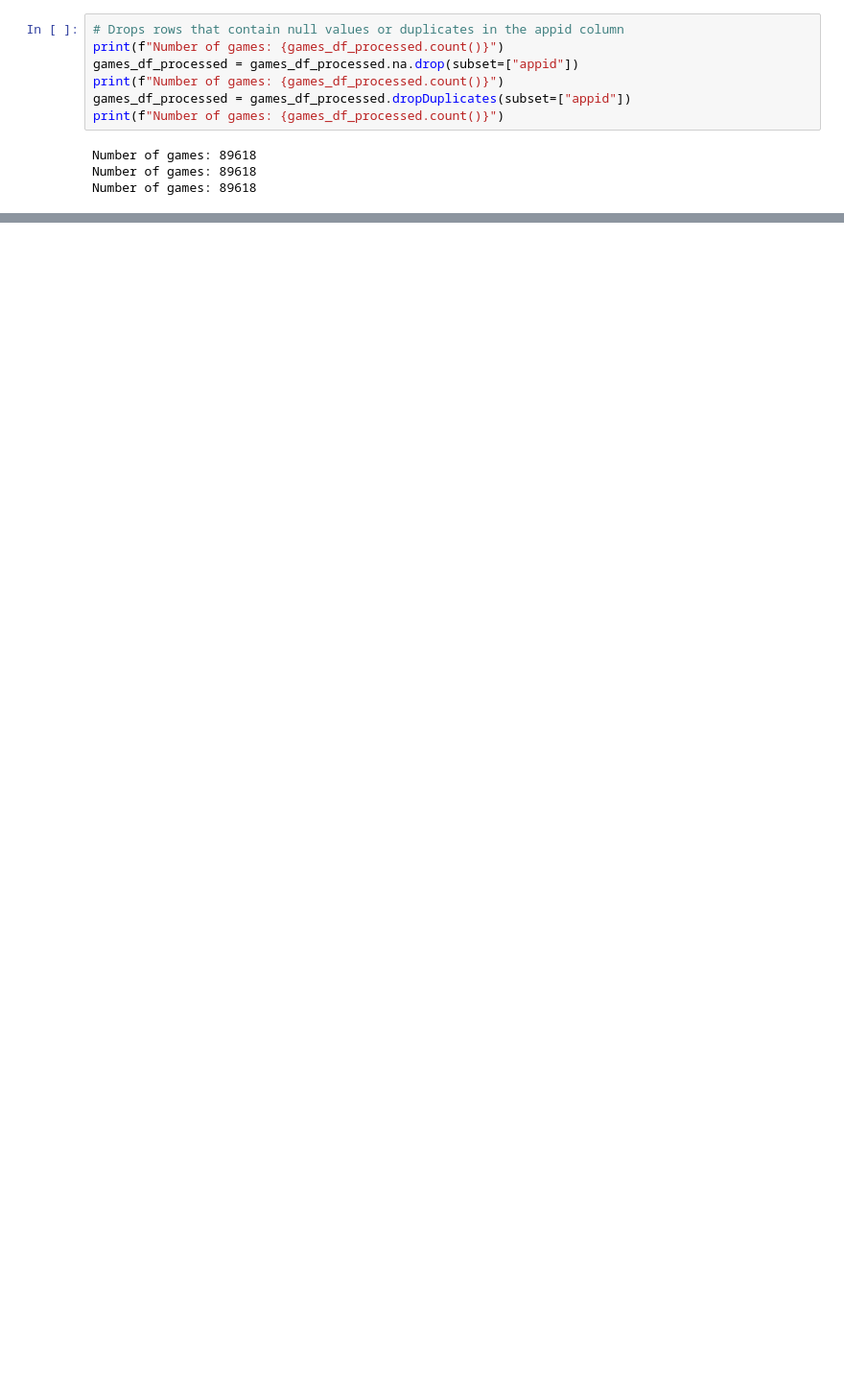
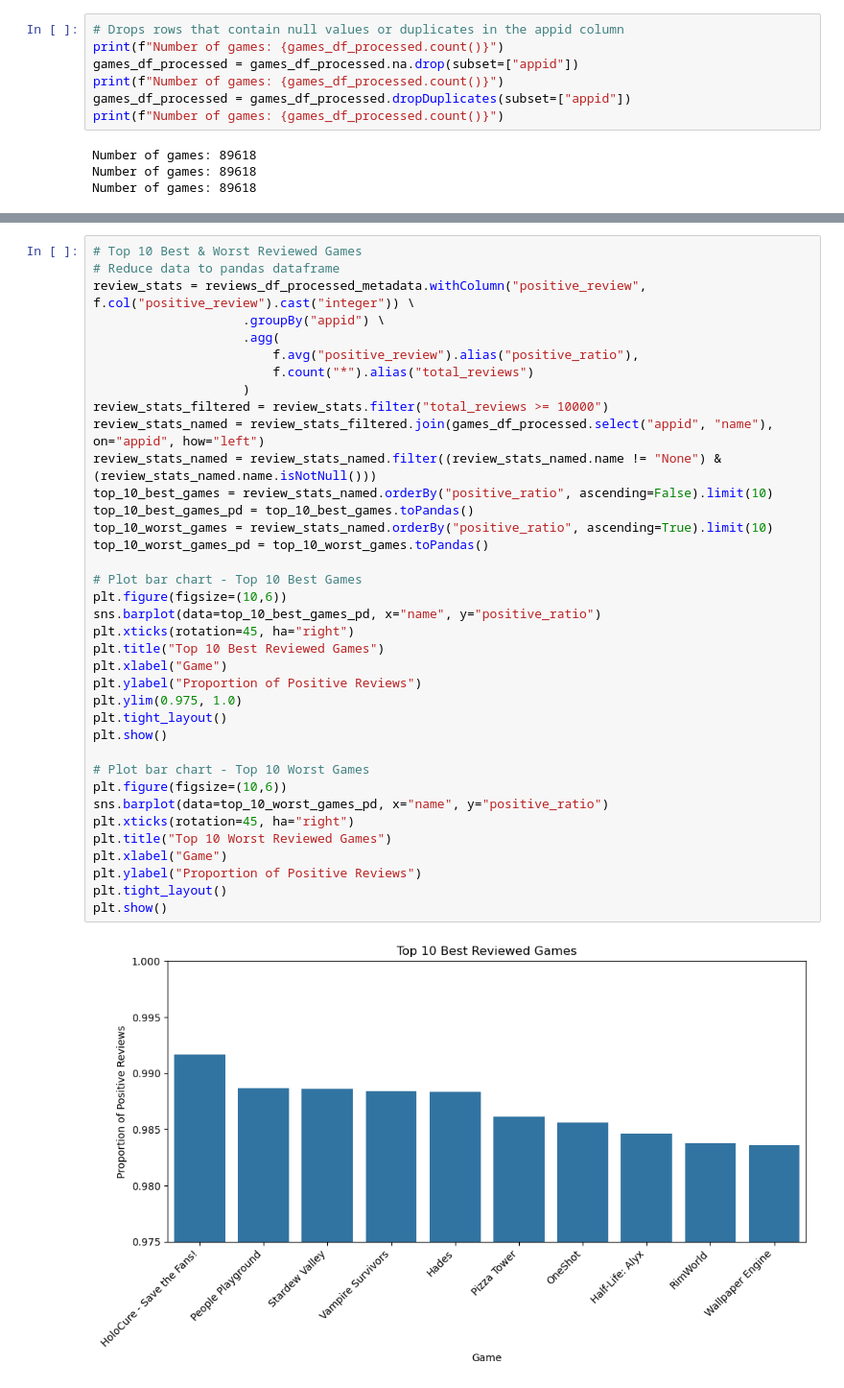
Before and after one commit to oneeljilc/DSC232R_GroupProject, a Jupyter notebook: Group_Project.ipynb, the cells around one changed output, grey strips where cells are left out. Shown at 96% size. Drawn from its saved outputs; the diff is of its cells as text; blank space fills up the shorter version.

```diff
--- a/Group_Project.ipynb
+++ b/Group_Project.ipynb
@@ -349,0 +478,39 @@ root
+# %%
+# Top 10 Best & Worst Reviewed Games
+# Reduce data to pandas dataframe
+review_stats = reviews_df_processed_metadata.withColumn("positive_review", f.col("positive_review").cast("integer")) \
+                    .groupBy("appid") \
+                    .agg(
+                        f.avg("positive_review").alias("positive_ratio"),
+                        f.count("*").alias("total_reviews")
+                    )
+review_stats_filtered = review_stats.filter("total_reviews >= 10000")
+review_stats_named = review_stats_filtered.join(games_df_processed.select("appid", "name"), on="appid", how="left")
+review_stats_named = review_stats_named.filter((review_stats_named.name != "None") & (review_stats_named.name.isNotNull()))
+top_10_best_games = review_stats_named.orderBy("positive_ratio", ascending=False).limit(10)
+top_10_best_games_pd = top_10_best_games.toPandas()
+top_10_worst_games = review_stats_named.orderBy("positive_ratio", ascending=True).limit(10)
+top_10_worst_games_pd = top_10_worst_games.toPandas()
+
+# Plot bar chart - Top 10 Best Games
+plt.figure(figsize=(10,6))
+sns.barplot(data=top_10_best_games_pd, x="name", y="positive_ratio")
+plt.xticks(rotation=45, ha="right")
+plt.title("Top 10 Best Reviewed Games")
+plt.xlabel("Game")
+plt.ylabel("Proportion of Positive Reviews")
+plt.ylim(0.975, 1.0)
+plt.tight_layout()
+plt.show()
+
+# Plot bar chart - Top 10 Worst Games
+plt.figure(figsize=(10,6))
+sns.barplot(data=top_10_worst_games_pd, x="name", y="positive_ratio")
+plt.xticks(rotation=45, ha="right")
+plt.title("Top 10 Worst Reviewed Games")
+plt.xlabel("Game")
+plt.ylabel("Proportion of Positive Reviews")
+plt.tight_layout()
+plt.show()
+# %% [output]
+[figure, added]
```
Also changed, not shown: parts of 35 cells of this notebook.
